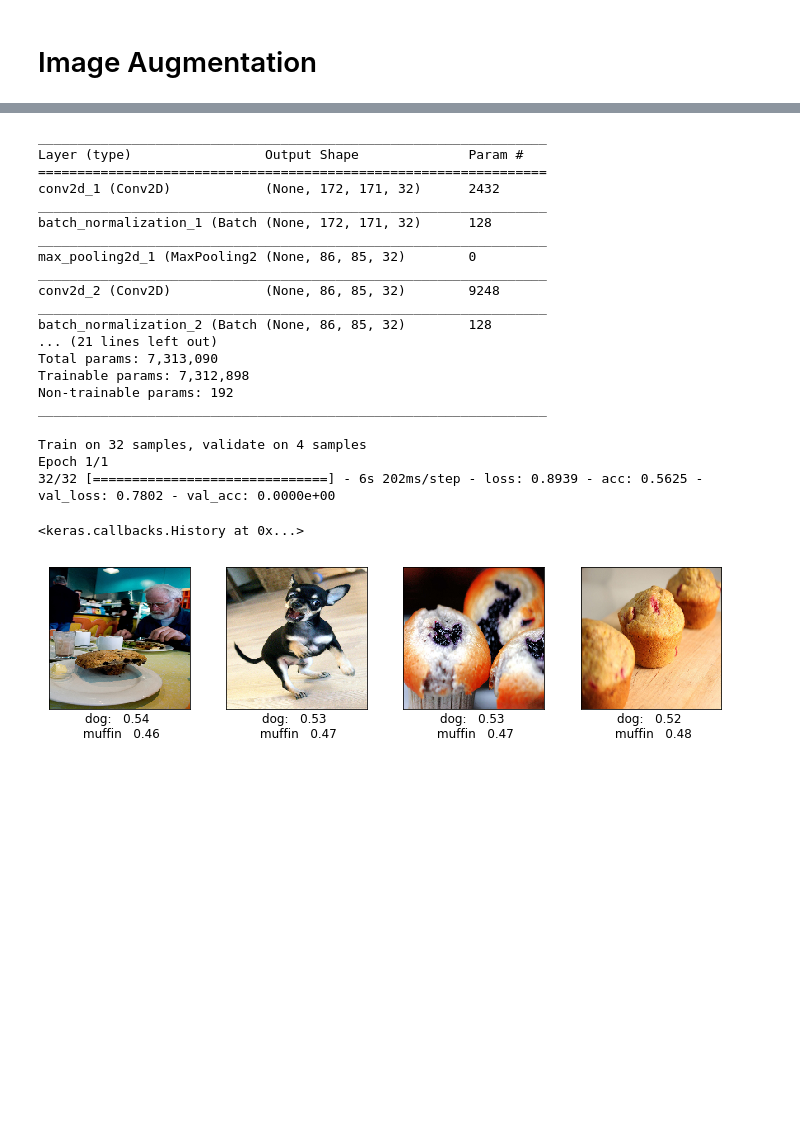
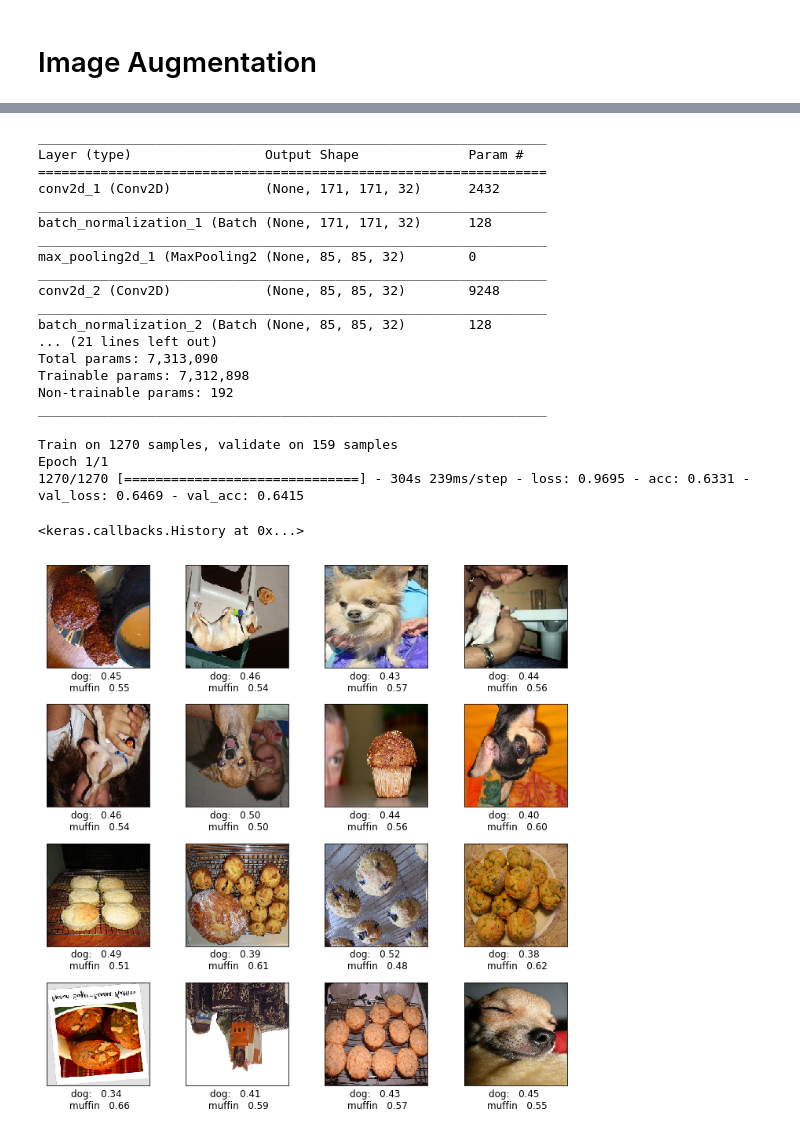
Before and after one commit to DatTobbes/Dogs-vs-Muffins, a Jupyter notebook: Chihuahuas vs Muffins.ipynb, the cells around one changed output, grey strips where cells are left out. Drawn from its saved outputs; the diff is of its cells as text; code cells hidden in the pictures; blank space fills up the shorter version.

```diff
--- a/Chihuahuas vs Muffins.ipynb
+++ b/Chihuahuas vs Muffins.ipynb
@@ -114,3 +150,10 @@ Testdaten: (4, 172, 171, 3)
+# %%
+mean_values=np.mean(X_train, axis=0)
+std_values=np.std(X_train)
+
+x_train_centered= (X_train- mean_values)/std_values
+x_val_centered= (X_val- mean_values)/std_values
+x_test_centered= (X_test- mean_values)/std_values
 # %%
 import keras
 from keras.models import Sequential
@@ -119,7 +162,8 @@ from keras.optimizers import SGD
 
 model = Sequential()
 
-model.add(Convolution2D(32, (5, 5), activation='relu',kernel_initializer='glorot_uniform', padding='same', input_shape=(172, 171, 3)))
+model.add(Convolution2D(32, (5, 5), activation='relu',kernel_initializer='glorot_uniform', padding='same',
+                        input_shape=(image_height, image_width, 3)))
 model.add(BatchNormalization())
 model.add(MaxPooling2D(pool_size=(2, 2)))
 model.add(Convolution2D(32, (3, 3),kernel_initializer='glorot_uniform', activation='relu', padding='same'))
@@ -142,37 +186,42 @@ model.summary()
 _________________________________________________________________
 Layer (type)                 Output Shape              Param #
 =================================================================
-conv2d_1 (Conv2D)            (None, 172, 171, 32)      2432
+conv2d_1 (Conv2D)            (None, 171, 171, 32)      2432
 _________________________________________________________________
-batch_normalization_1 (Batch (None, 172, 171, 32)      128
+batch_normalization_1 (Batch (None, 171, 171, 32)      128
 _________________________________________________________________
-max_pooling2d_1 (MaxPooling2 (None, 86, 85, 32)        0
+max_pooling2d_1 (MaxPooling2 (None, 85, 85, 32)        0
 _________________________________________________________________
-conv2d_2 (Conv2D)            (None, 86, 85, 32)        9248
+conv2d_2 (Conv2D)            (None, 85, 85, 32)        9248
 _________________________________________________________________
-batch_normalization_2 (Batch (None, 86, 85, 32)        128
+batch_normalization_2 (Batch (None, 85, 85, 32)        128
 ... (21 lines left out)
 Total params: 7,313,090
 Trainable params: 7,312,898
 Non-trainable params: 192
 _________________________________________________________________
-# %%
-model.fit(X_train, y_train,
-          batch_size=16,
-          epochs=1,
-          validation_data=(X_val,  y_val),
-          verbose=1)
-# %% [output]
-Train on 32 samples, validate on 4 samples
-Epoch 1/1
-32/32 [==============================] - 6s 202ms/step - loss: 0.8939 - acc: 0.5625 - val_loss: 0.7802 - val_acc: 0.0000e+00
-<keras.callbacks.History at 0x...>
+# %%
+from keras.callbacks import ModelCheckpoint
+checkpointer = ModelCheckpoint(filepath='model.hdf5', verbose=1, save_best_only=True)
+
+
+model.fit(x_train_centered, y_train,
+          batch_size=100,
+          epochs=1,
+          validation_data=(x_val_centered,  y_val),
+          verbose=1,
+          callbacks=[checkpointer])
+# %% [output]
+Train on 1270 samples, validate on 159 samples
+Epoch 1/1
+1270/1270 [==============================] - 304s 239ms/step - loss: 0.9695 - acc: 0.6331 - val_loss: 0.6469 - val_acc: 0.6415
+<keras.callbacks.History at 0x...>
 # %%
 img_to_plot= X_test[:16]
-predictions= model.predict(X_test)[:16]
+predictions= model.predict(x_test_centered)[:16]
 
 plot(img_to_plot, predictions= predictions)
 # %% [output]
-[figure, old version]
+[figure, new version]
 # %%
 true_labels=np_utils.to_categorical(y_test, 2)
```
Also changed, not shown: parts of 17 cells of this notebook, 1 other file.
